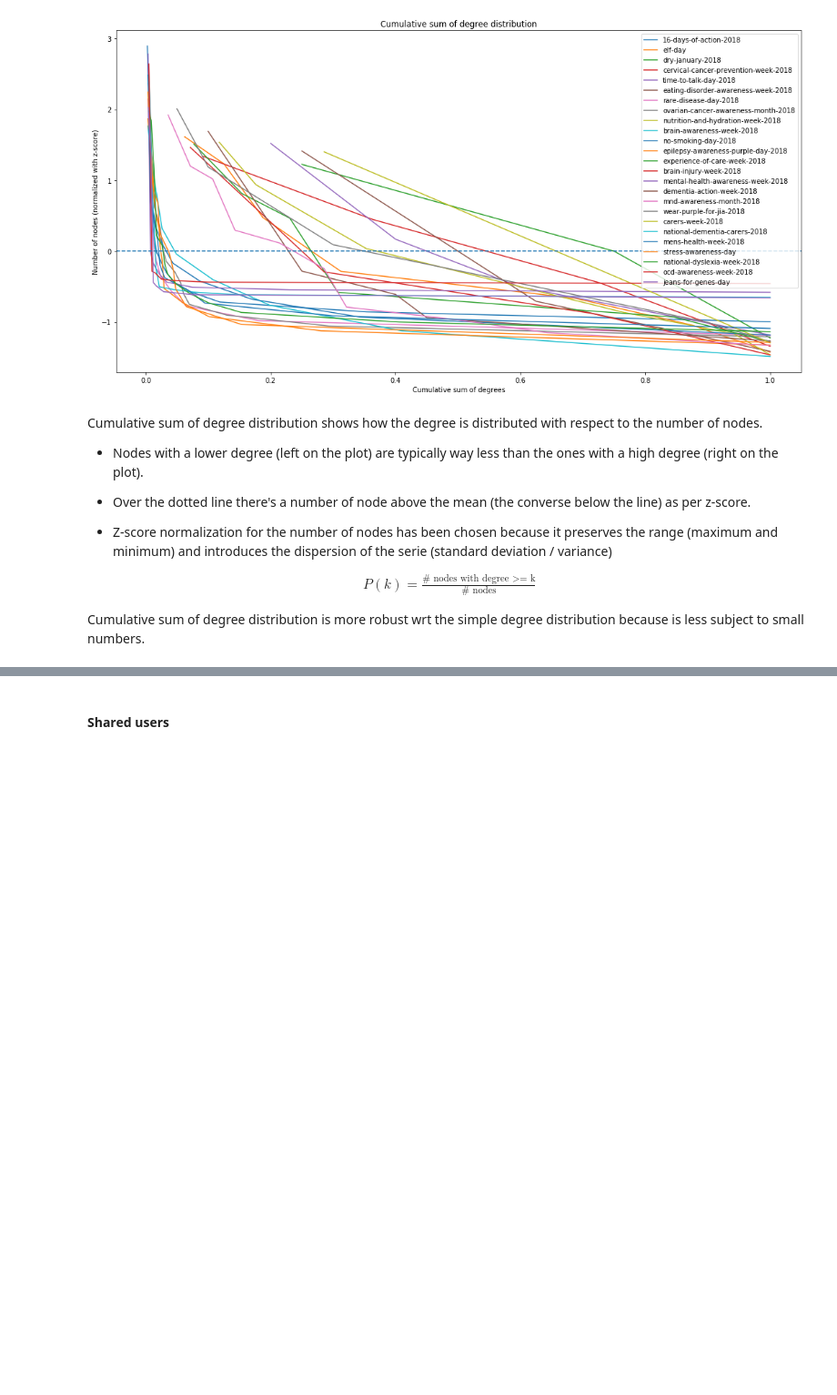
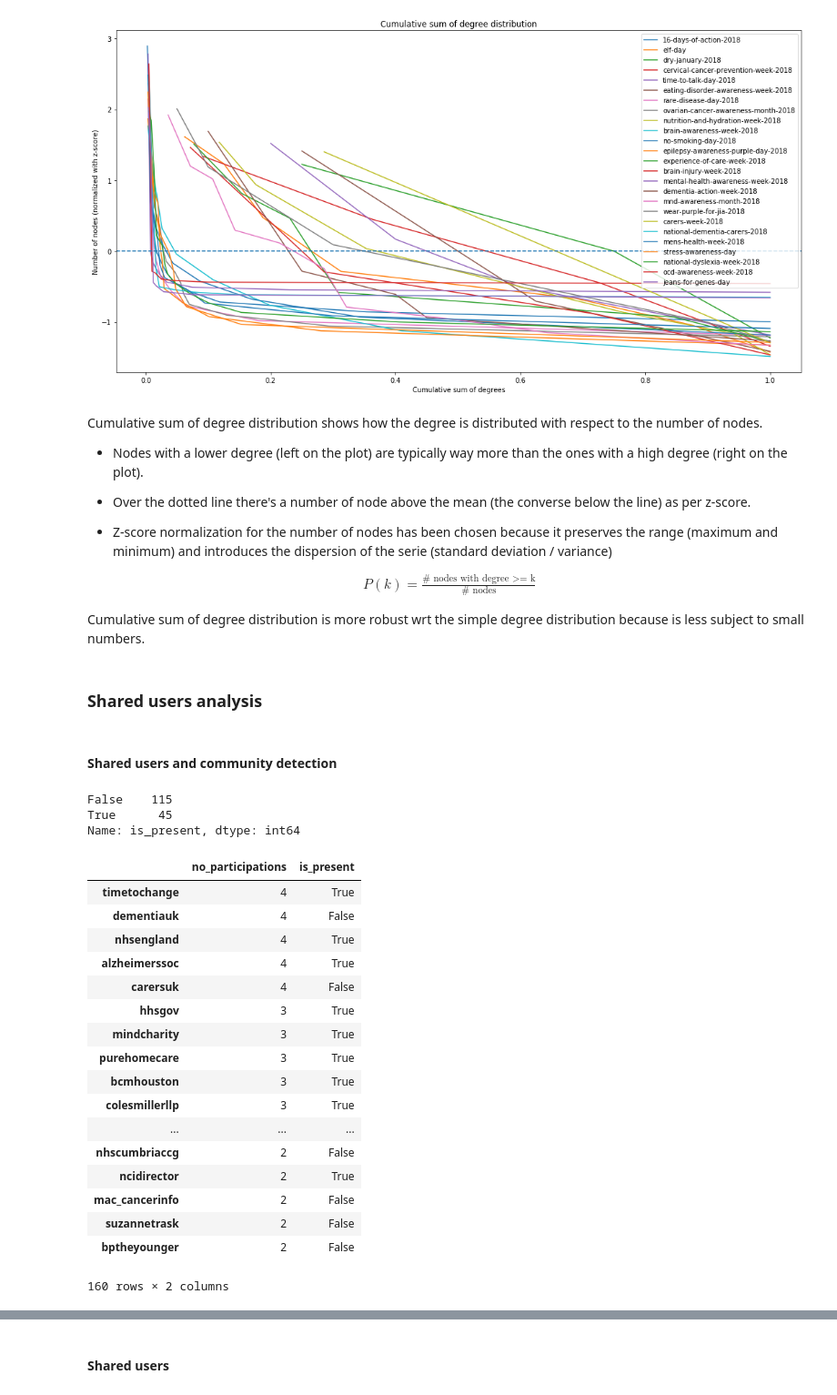
Before and after one commit to flaprimo/twitter-network-analysis, a Jupyter notebook: analysis.ipynb, the cells around one changed output, grey strips where cells are left out. Shown at 91% size. Drawn from its saved outputs; the diff is of its cells as text; code cells hidden in the pictures; blank space fills up the shorter version.

```diff
--- a/analysis.ipynb
+++ b/analysis.ipynb
@@ -277,7 +311,7 @@ AnalysisHelper.plot_compare_cumsum_deg_dist(results);
 # %% [markdown]
 Cumulative sum of degree distribution shows how the degree is distributed with respect to the number of nodes.
 
-* Nodes with a lower degree (left on the plot) are typically way less than the ones with a high degree (right on the plot).
+* Nodes with a lower degree (left on the plot) are typically way more than the ones with a high degree (right on the plot).
 
 * Over the dotted line there's a number of node above the mean (the converse below the line) as per z-score.
 
@@ -288,3 +322,33 @@ P(k) = \frac{\text{# nodes with degree >= k}}{\text{# nodes}}
 \end{align}
 
 Cumulative sum of degree distribution is more robust wrt the simple degree distribution because is less subject to small numbers.
+# %% [markdown]
+### Shared users analysis
+# %% [markdown]
+#### Shared users and community detection
+# %%
+shared_nodes = AnalysisHelper.compare_common_nodes(results)
+display(shared_nodes.is_present.value_counts())
+display(shared_nodes)
+# %% [output]
+False    115
+True      45
+Name: is_present, dtype: int64
+|  | no_participations | is_present |
+| timetochange | 4 | True |
+| dementiauk | 4 | False |
+| nhsengland | 4 | True |
+| alzheimerssoc | 4 | True |
+| carersuk | 4 | False |
+| hhsgov | 3 | True |
+| mindcharity | 3 | True |
+| purehomecare | 3 | True |
+| bcmhouston | 3 | True |
+| colesmillerllp | 3 | True |
+| ... | ... | ... |
+| nhscumbriaccg | 2 | False |
+| ncidirector | 2 | True |
+| mac_cancerinfo | 2 | False |
+| suzannetrask | 2 | False |
+| bptheyounger | 2 | False |
+160 rows × 2 columns
```
Also changed, not shown: parts of 5 cells of this notebook, 1 other file.
